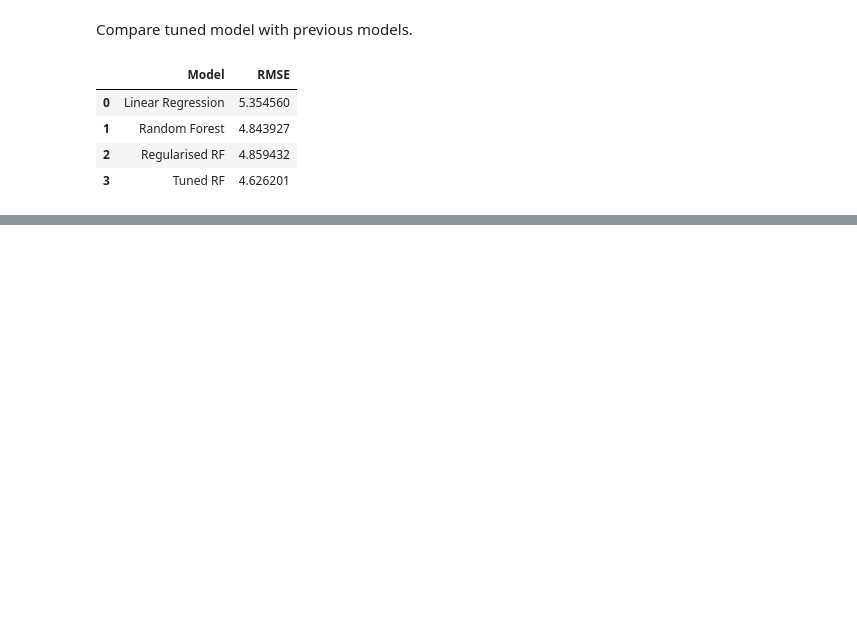
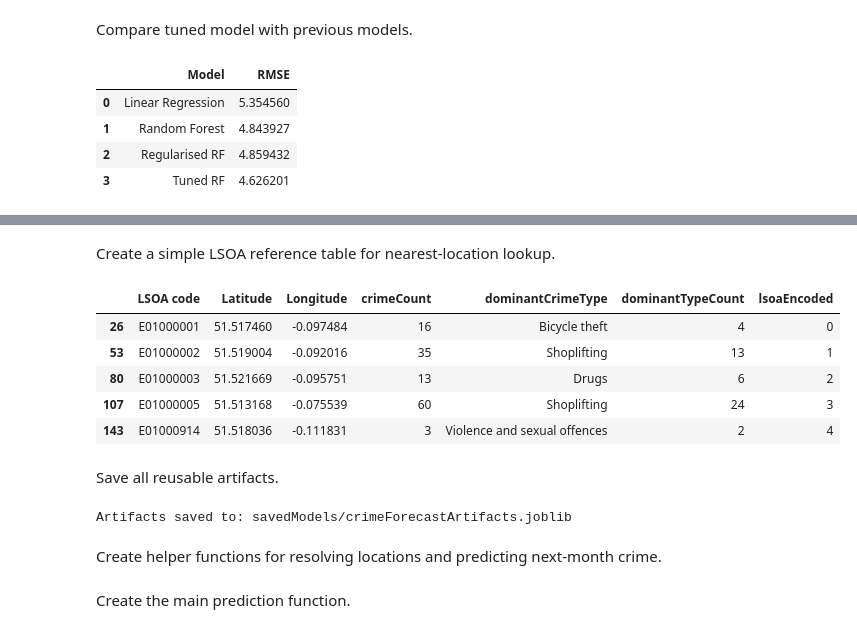
Before and after one commit to ruslan-durrani/herts-ds-project-24079307, a Jupyter notebook: Ruslan_DA.ipynb, the cells around one changed output, grey strips where cells are left out. Cells and saved outputs as stored; diff of their text form; code cells hidden in the pictures; blank space fills up the shorter version.

```diff
--- a/Ruslan_DA.ipynb
+++ b/Ruslan_DA.ipynb
@@ -1145,0 +1280,39 @@ finalComparison
+# %% [markdown]
+Create a simple LSOA reference table for nearest-location lookup.
+# %%
+lsoaLookup = latestLsoaRows[[
+    "LSOA code",
+    "Latitude",
+    "Longitude",
+    "crimeCount",
+    "dominantCrimeType",
+    "dominantTypeCount",
+    "lsoaEncoded"
+]].copy()
+
+lsoaLookup.head()
+# %% [output]
+|  | LSOA code | Latitude | Longitude | crimeCount | dominantCrimeType | dominantTypeCount | lsoaEncoded |
+| 26 | E01000001 | 51.517460 | -0.097484 | 16 | Bicycle theft | 4 | 0 |
+| 53 | E01000002 | 51.519004 | -0.092016 | 35 | Shoplifting | 13 | 1 |
+| 80 | E01000003 | 51.521669 | -0.095751 | 13 | Drugs | 6 | 2 |
+| 107 | E01000005 | 51.513168 | -0.075539 | 60 | Shoplifting | 24 | 3 |
+| 143 | E01000914 | 51.518036 | -0.111831 | 3 | Violence and sexual offences | 2 | 4 |
+# %% [markdown]
+Save all reusable artifacts.
+# %%
+artifacts = {
+    "featureCols": featureCols,
+    "latestLsoaRows": latestLsoaRows,
+    "streetLookup": streetLookup,
+    "lsoaLookup": lsoaLookup,
+    "riskQuantiles": forecastFullDf["crimeCount"].quantile([0.25, 0.50, 0.75]).to_dict()
+}
+
+joblib.dump(artifacts, modelDir / "crimeForecastArtifacts.joblib")
+
+print("Artifacts saved to:", modelDir / "crimeForecastArtifacts.joblib")
+# %% [output]
+Artifacts saved to: savedModels/crimeForecastArtifacts.joblib
+# %% [markdown]
+Create helper functions for resolving locations and predicting next-month crime.
@@ -1145,0 +1388,2 @@ finalComparison
+# %% [markdown]
+Create the main prediction function.
```
Also changed, not shown: parts of 27 cells of this notebook, 3 other files.
